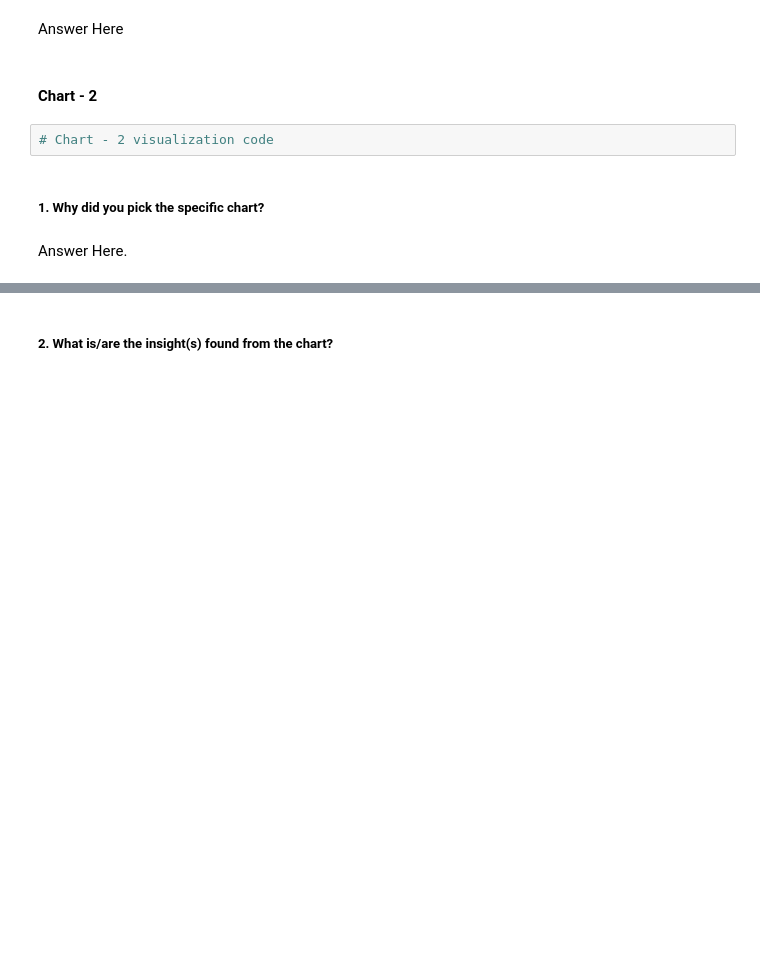
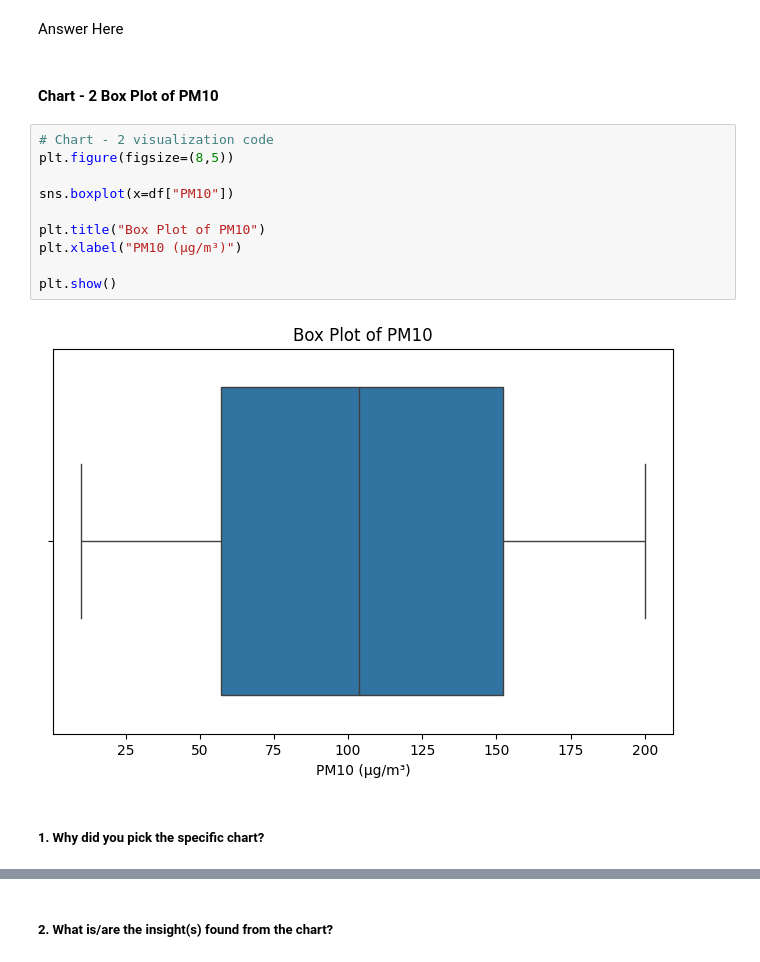
Before and after one commit to naunyalpragya/globalairquality, a Jupyter notebook: pragyanaunyal_Template.ipynb, the cells around one changed output, grey strips where cells are left out. Saved outputs shown, nothing was run; the diff lists cells and outputs as text; blank space fills up the shorter version.

```diff
--- a/pragyanaunyal_Template.ipynb
+++ b/pragyanaunyal_Template.ipynb
@@ -308,10 +340,18 @@ Are there any insights that lead to negative growth? Justify with specific reaso
 # %% [markdown]
 Answer Here
 # %% [markdown]
-#### Chart - 2
+#### Chart - 2  Box Plot of PM10
-# %%
-# Chart - 2 visualization code
+# %%
+# Chart - 2 visualization code
+plt.figure(figsize=(8,5))
+
+sns.boxplot(x=df["PM10"])
+
+plt.title("Box Plot of PM10")
+plt.xlabel("PM10 (µg/m³)")
+
+plt.show()
+# %% [output]
+[figure, added]
 # %% [markdown]
 ##### 1. Why did you pick the specific chart?
-# %% [markdown]
-Answer Here.
```
Also changed, not shown: parts of 17 cells of this notebook.
